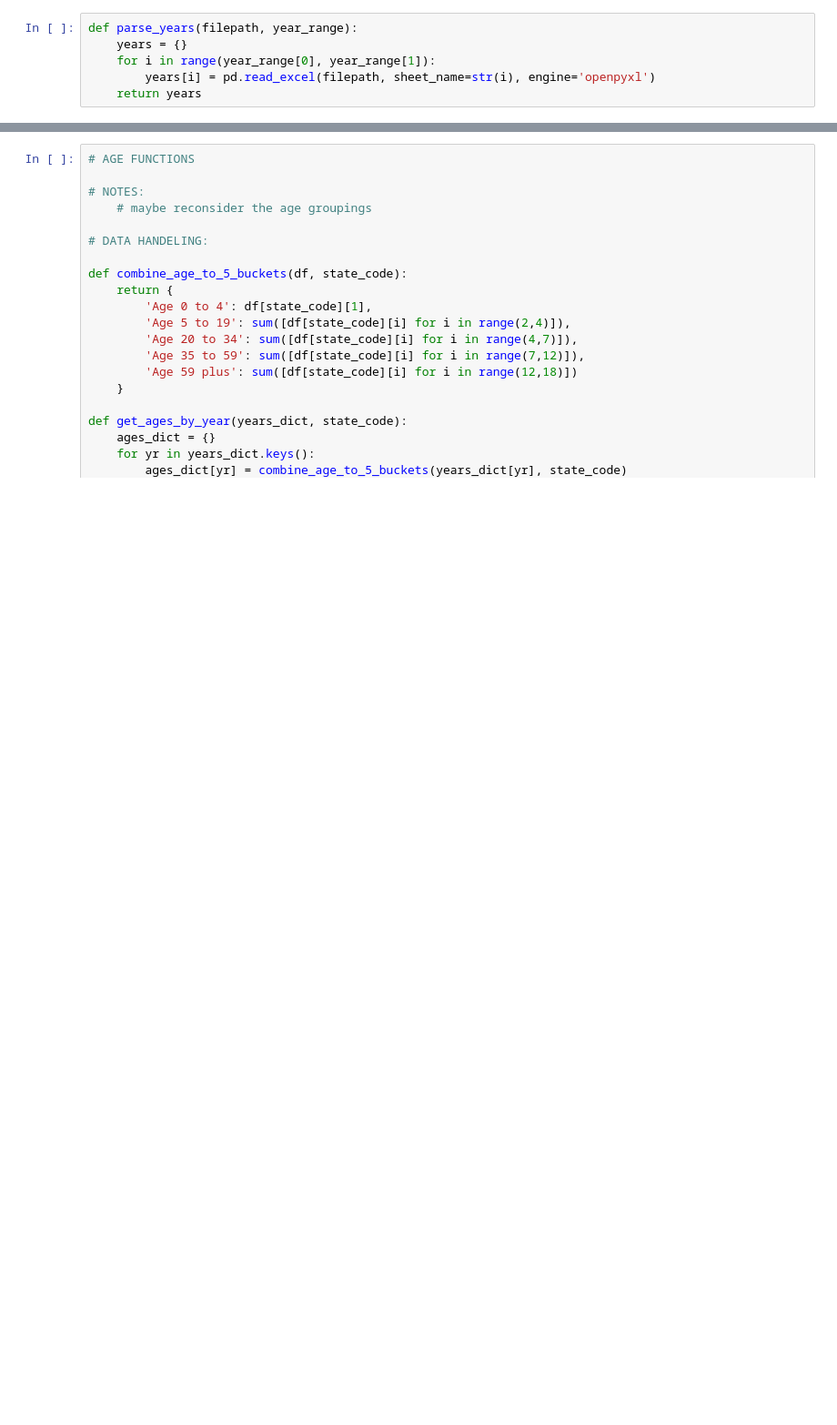
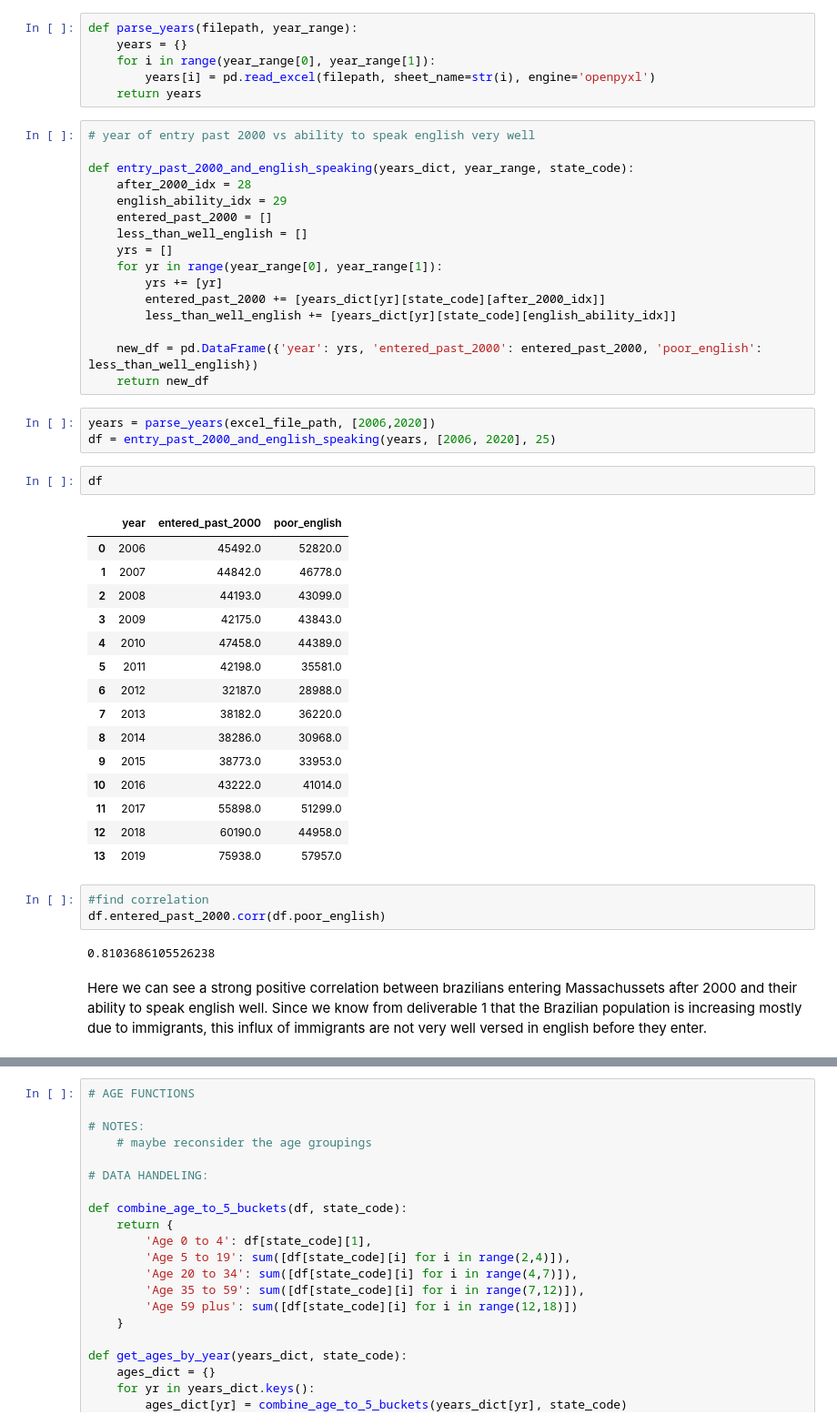
Before and after one commit to BU-Spark/ds-boston-bpda-br-census, a Jupyter notebook: Age_EmployementByType_EmployementByOccupation-Analysis/jamesh_deliverable1.ipynb, the cells around one changed output, grey strips where cells are left out. Shown at 91% size. Saved outputs shown, nothing was run; the diff lists cells and outputs as text; blank space fills up the shorter version.

Commit message:
deliverable 2 work

```diff
--- a/Age_EmployementByType_EmployementByOccupation-Analysis/jamesh_deliverable1.ipynb
+++ b/Age_EmployementByType_EmployementByOccupation-Analysis/jamesh_deliverable1.ipynb
@@ -55,3 +63,47 @@ def parse_years(filepath, year_range):
     for i in range(year_range[0], year_range[1]):
         years[i] = pd.read_excel(filepath, sheet_name=str(i), engine='openpyxl')
     return years
+# %%
+# year of entry past 2000 vs ability to speak english very well
+
+def entry_past_2000_and_english_speaking(years_dict, year_range, state_code):
+    after_2000_idx = 28
+    english_ability_idx = 29
+    entered_past_2000 = []
+    less_than_well_english = []
+    yrs = []
+    for yr in range(year_range[0], year_range[1]):
+        yrs += [yr]
+        entered_past_2000 += [years_dict[yr][state_code][after_2000_idx]]
+        less_than_well_english += [years_dict[yr][state_code][english_ability_idx]]
+
+    new_df = pd.DataFrame({'year': yrs, 'entered_past_2000': entered_past_2000, 'poor_english': less_than_well_english})
+    return new_df
+# %%
+years = parse_years(excel_file_path, [2006,2020])
+df = entry_past_2000_and_english_speaking(years, [2006, 2020], 25)
+# %%
+df
+# %% [output]
+|  | year | entered_past_2000 | poor_english |
+| 0 | 2006 | 45492.0 | 52820.0 |
+| 1 | 2007 | 44842.0 | 46778.0 |
+| 2 | 2008 | 44193.0 | 43099.0 |
+| 3 | 2009 | 42175.0 | 43843.0 |
+| 4 | 2010 | 47458.0 | 44389.0 |
+| 5 | 2011 | 42198.0 | 35581.0 |
+| 6 | 2012 | 32187.0 | 28988.0 |
+| 7 | 2013 | 38182.0 | 36220.0 |
+| 8 | 2014 | 38286.0 | 30968.0 |
+| 9 | 2015 | 38773.0 | 33953.0 |
+| 10 | 2016 | 43222.0 | 41014.0 |
+| 11 | 2017 | 55898.0 | 51299.0 |
+| 12 | 2018 | 60190.0 | 44958.0 |
+| 13 | 2019 | 75938.0 | 57957.0 |
+# %%
+#find correlation
+df.entered_past_2000.corr(df.poor_english)
+# %% [output]
+0.8103686105526238
+# %% [markdown]
+Here we can see a strong positive correlation between brazilians entering Massachussets after 2000 and their ability to speak english well. Since we know from deliverable 1 that the Brazilian population is increasing mostly due to immigrants, this influx of immigrants are not very well versed in english before they enter.
```
Also changed, not shown: parts of 7 cells of this notebook.
